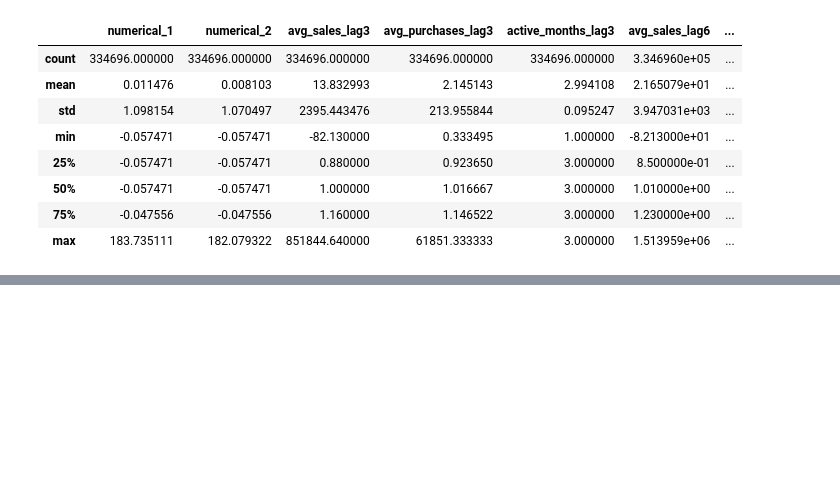
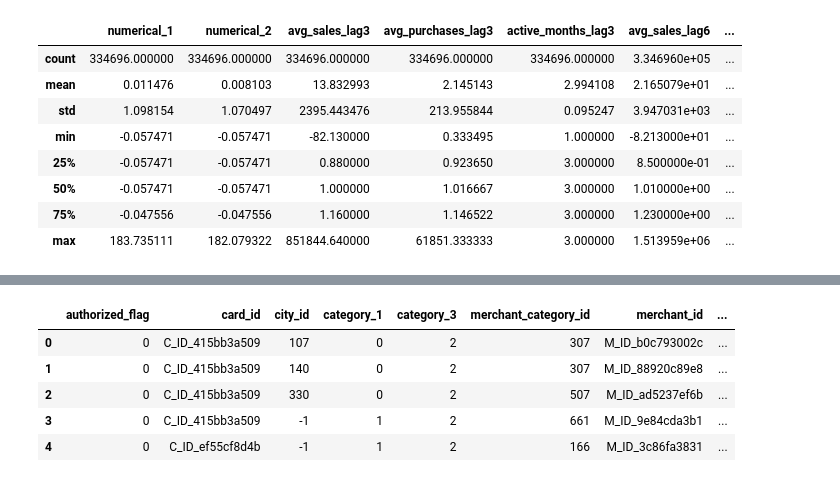
Before and after one commit to yx1405585468/ML-Game, a Jupyter notebook: 机器学习算法竞赛实战（Book）/第二部分/Elo 商户类别推荐/code/main.ipynb, the cells around one changed output, grey strips where cells are left out. Cells and saved outputs as stored; diff of their text form; code cells hidden in the pictures; blank space fills up the shorter version.

```diff
--- a/机器学习算法竞赛实战（Book）/第二部分/Elo 商户类别推荐/code/main.ipynb
+++ b/机器学习算法竞赛实战（Book）/第二部分/Elo 商户类别推荐/code/main.ipynb
@@ -496,0 +575,7 @@ merchant[numeric_cols].describe()
+# %%
+# 对比商家信息表和交易表，找出共有的字段，说不定可供表联合，可以发现与商家信息id有重复字段，因此确认二者含义是否一致
+duplicate_cols = []
+for col in merchant.columns:
+    if col in new_transaction.columns:
+        duplicate_cols.append(col)
+print(duplicate_cols)
@@ -496,0 +621,13 @@ merchant[numeric_cols].describe()
+# %%
+# 可仿照merchant的处理方式对字符型的离散特征进行编码（id除外）
+for col in ['authorized_flag', 'category_1', 'category_3']:
+    new_transaction[col] = change_object_cols(new_transaction[col].fillna(-1).astype(str))
+new_transaction[category_cols] = new_transaction[category_cols].fillna(-1)
+new_transaction[category_cols].head()
+# %% [output]
+|  | authorized_flag | card_id | city_id | category_1 | category_3 | merchant_category_id | merchant_id | ... |
+| 0 | 0 | C_ID_415bb3a509 | 107 | 0 | 2 | 307 | M_ID_b0c793002c | ... |
+| 1 | 0 | C_ID_415bb3a509 | 140 | 0 | 2 | 307 | M_ID_88920c89e8 | ... |
+| 2 | 0 | C_ID_415bb3a509 | 330 | 0 | 2 | 507 | M_ID_ad5237ef6b | ... |
+| 3 | 0 | C_ID_415bb3a509 | -1 | 1 | 2 | 661 | M_ID_9e84cda3b1 | ... |
+| 4 | 0 | C_ID_ef55cf8d4b | -1 | 1 | 2 | 166 | M_ID_3c86fa3831 | ... |
```
Also changed, not shown: parts of 20 cells of this notebook.
